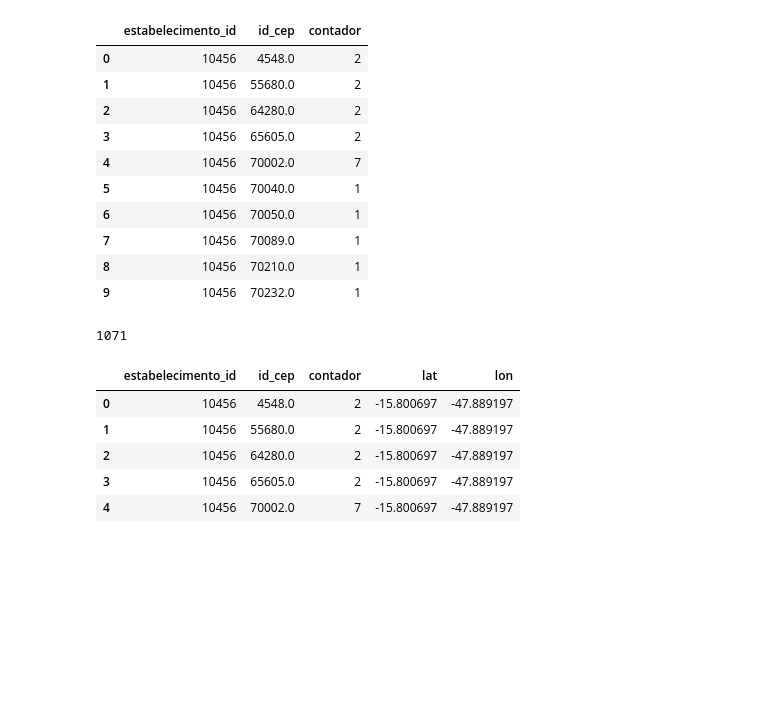
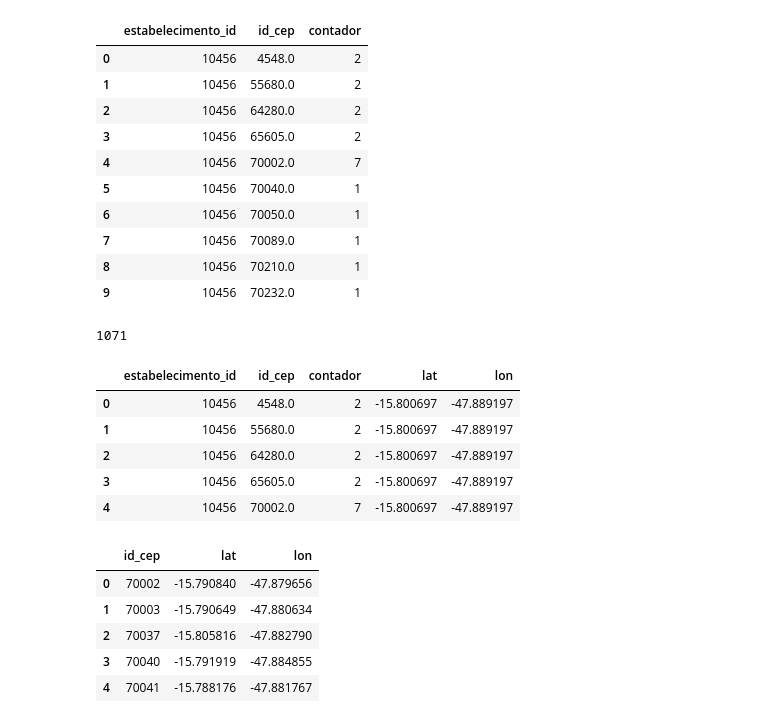
Before and after one commit to raquelcreis/vacina_covid_bsb, a Jupyter notebook: notebook.ipynb, the cells around one changed output. Saved outputs shown, nothing was run; the diff lists cells and outputs as text; code cells hidden in the pictures; blank space fills up the shorter version.

```diff
--- a/notebook.ipynb
+++ b/notebook.ipynb
@@ -473,0 +477,9 @@ dfMerged_group.head()
+# %%
+df_ceps_df.head()
+# %% [output]
+|  | id_cep | lat | lon |
+| 0 | 70002 | -15.790840 | -47.879656 |
+| 1 | 70003 | -15.790649 | -47.880634 |
+| 2 | 70037 | -15.805816 | -47.882790 |
+| 3 | 70040 | -15.791919 | -47.884855 |
+| 4 | 70041 | -15.788176 | -47.881767 |
```
Also changed, not shown: parts of 4 cells of this notebook.
